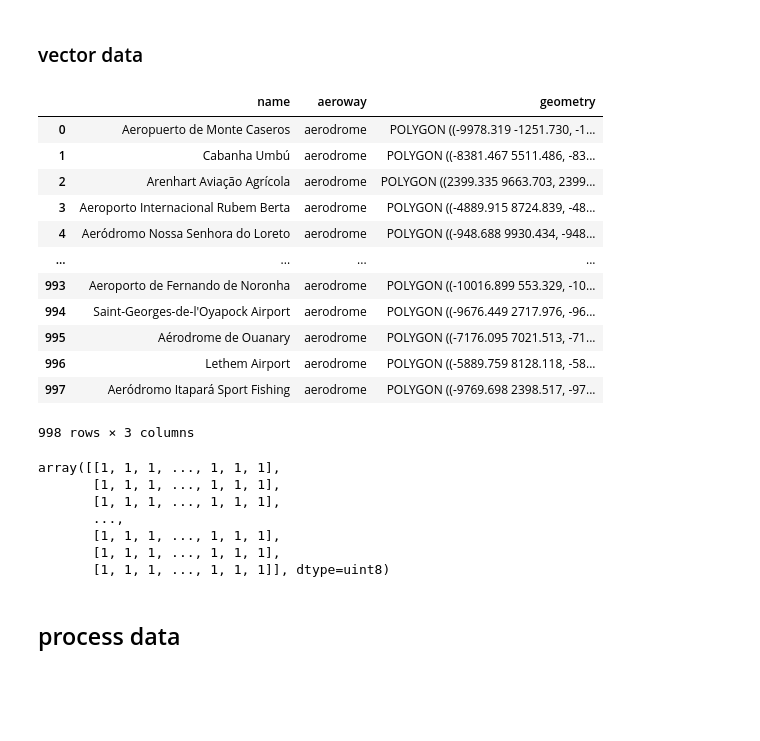
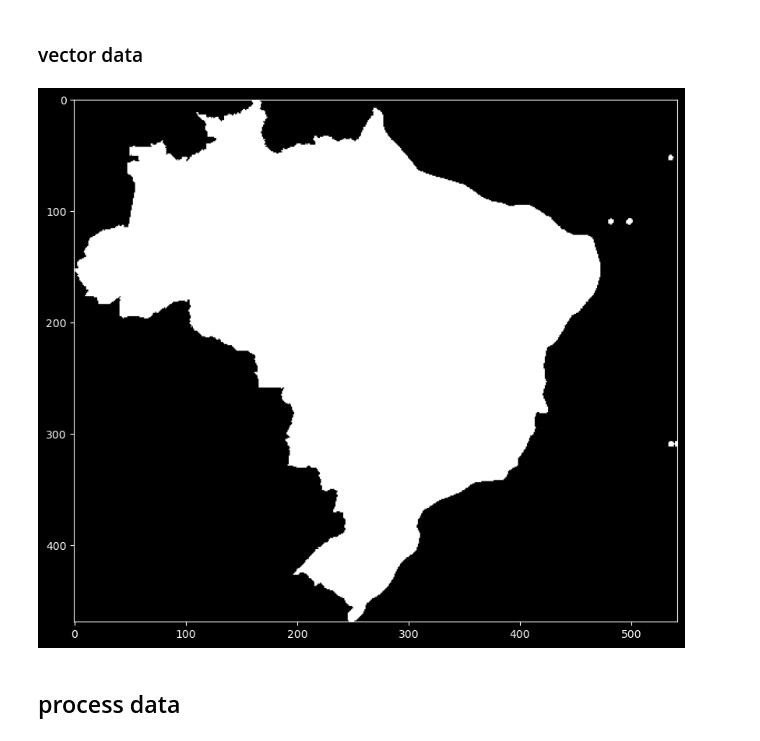
Before and after one commit to syrkis/aeolus, a Jupyter notebook: notebook.ipynb, the cells around one changed output. Cells and saved outputs as stored; diff of their text form; code cells hidden in the pictures; blank space fills up the shorter version.

```diff
--- a/notebook.ipynb
+++ b/notebook.ipynb
@@ -57,0 +82,20 @@ roughness, roughness_transform, roughness_meta = load_raster('topography/roughne
+# %%
+def buffer_geometry(geometry, distance):
+    """
+    Buffer a polygon by a given distance.
+    """
+    return geometry.to_crs('EPSG:3857').buffer(distance * 1000).to_crs('EPSG:4326')
+
+
+def geometry_raster(geometry, raster):
+    """
+    Create a raster from a geometry.
+    """
+    return features.rasterize(
+        [(geom, 1) for geom in geometry],
+        out_shape=raster['array'].shape,
+        transform=raster['transform'],
+        fill=0,
+        all_touched=True,
+        dtype=np.uint8,
+    )
@@ -57,0 +154,4 @@ roughness, roughness_transform, roughness_meta = load_raster('topography/roughne
+# %%
+brazil_mask = geometry_raster(brazil, data['topography'])
+offshore_mask = geometry_raster(offshore, data['topography'])
+brazil_and_offshore_mask = geometry_raster(brazil_and_offshore, data['topography'])
@@ -84,3 +170,7 @@ def create_buffer_mask(raster, raster_transform, geodataframe, distance):
+# %%
+plot_raster(brazil_mask)
+# %% [output]
+[figure, added]
 # %%
 files = [f for f in os.listdir(f'{DATA_DIR}/infrastructure') if f.endswith('.csv')][:2]
 vector_data = {f.split('.')[0]: load_vector(f'infrastructure/{f}') for f in files}
@@ -90,34 +181,2 @@ airports_mask = create_buffer_mask(population, population_transform, airports, 1
-# %%
-airports
-# %% [output]
-|  | name | aeroway | geometry |
-| 0 | Aeropuerto de Monte Caseros | aerodrome | POLYGON ((-9978.319 -1251.730, -1... |
-| 1 | Cabanha Umbú | aerodrome | POLYGON ((-8381.467 5511.486, -83... |
-| 2 | Arenhart Aviação Agrícola | aerodrome | POLYGON ((2399.335 9663.703, 2399... |
-| 3 | Aeroporto Internacional Rubem Berta | aerodrome | POLYGON ((-4889.915 8724.839, -48... |
-| 4 | Aeródromo Nossa Senhora do Loreto | aerodrome | POLYGON ((-948.688 9930.434, -948... |
-| ... | ... | ... | ... |
-| 993 | Aeroporto de Fernando de Noronha | aerodrome | POLYGON ((-10016.899 553.329, -10... |
-| 994 | Saint-Georges-de-l'Oyapock Airport | aerodrome | POLYGON ((-9676.449 2717.976, -96... |
-| 995 | Aérodrome de Ouanary | aerodrome | POLYGON ((-7176.095 7021.513, -71... |
-| 996 | Lethem Airport | aerodrome | POLYGON ((-5889.759 8128.118, -58... |
-| 997 | Aeródromo Itapará Sport Fishing | aerodrome | POLYGON ((-9769.698 2398.517, -97... |
-998 rows × 3 columns
-# %%
-features.rasterize(
-    ((geom, 1) for geom in airports.geometry),
-    out_shape=(100, 100),
-    transform=population_transform,
-    fill=1,
-    default_value=0,
-    dtype=np.uint8)
-# %% [output]
-array([[1, 1, 1, ..., 1, 1, 1],
-       [1, 1, 1, ..., 1, 1, 1],
-       [1, 1, 1, ..., 1, 1, 1],
-       ...,
-       [1, 1, 1, ..., 1, 1, 1],
-       [1, 1, 1, ..., 1, 1, 1],
-       [1, 1, 1, ..., 1, 1, 1]], dtype=uint8)
 # %% [markdown]
 ## process data
```
Also changed, not shown: parts of 23 cells of this notebook.
